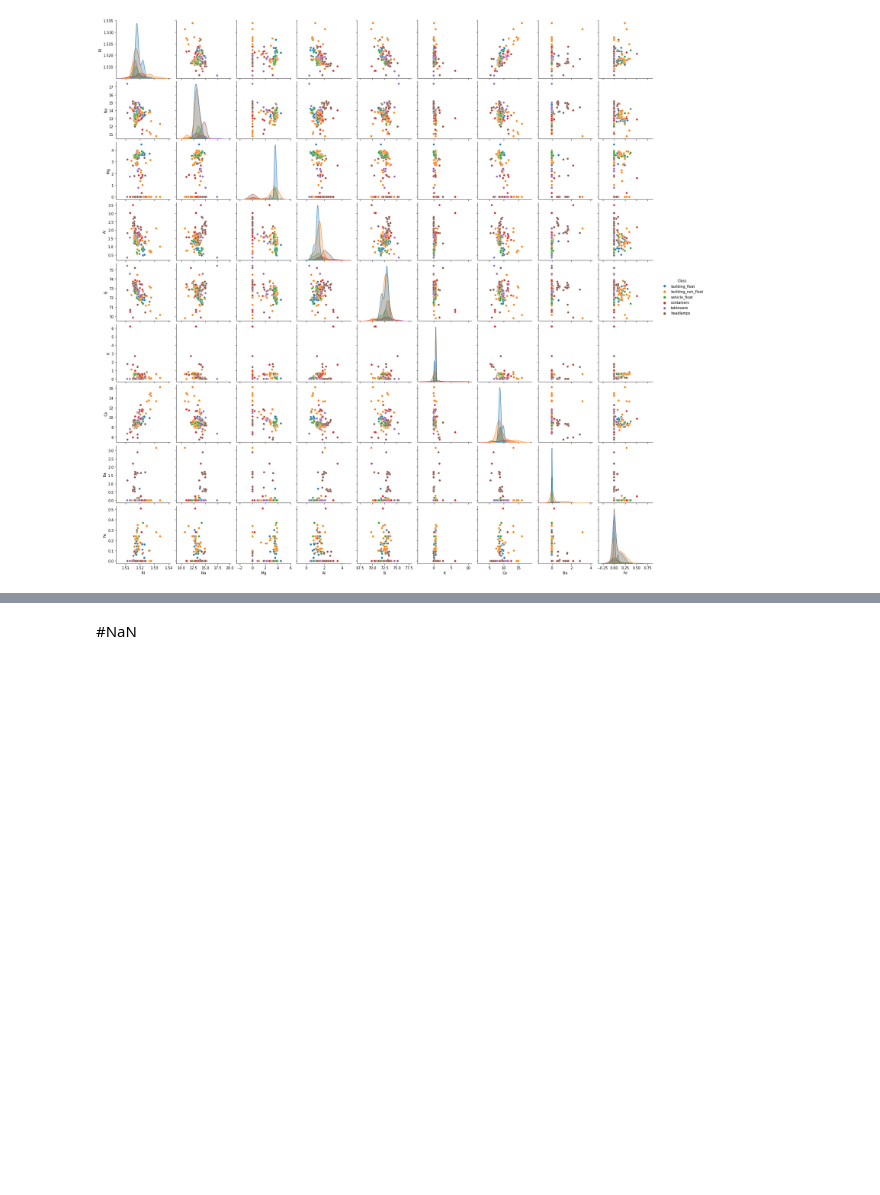
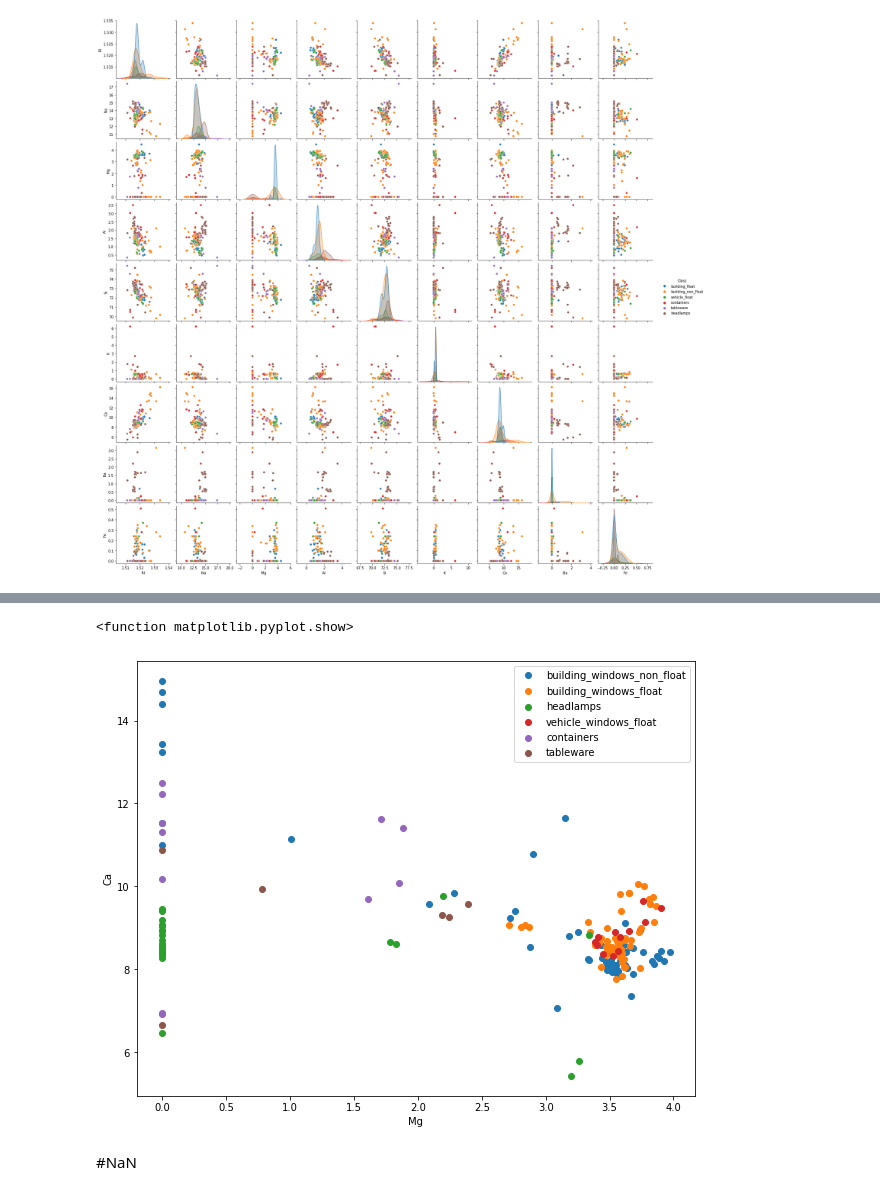
Before and after one commit to Hydixoo/PIS, a Jupyter notebook: PIS2.ipynb, the cells around one changed output, grey strips where cells are left out. Cells and saved outputs as stored; diff of their text form; code cells hidden in the pictures; blank space fills up the shorter version.

```diff
--- a/PIS2.ipynb
+++ b/PIS2.ipynb
@@ -401,3 +610,30 @@ plt.show()
+# %%
+#@title Задание 3
+#@markdown ---
+data_z1 = "Mg" #@param ["RI", "Na",	"Mg", "Al",	"Si", "K", "Ca", "Ba", "Fe"]
+data_z2 = "Ca" #@param ["RI", "Na",	"Mg", "Al",	"Si", "K", "Ca", "Ba", "Fe"]
+col1="RI"
+col2="Na"
+col3="Mg"
+col4="Al"
+col5="Si"
+col6="K"
+col7="Ca"
+col8="Ba"
+col9="Fe"
+
+fig, ax = plt.subplots(figsize=(10,8))
+
+for glassType in data['Class'].value_counts().index.values:
+  ax.scatter(data[data_z1][data['Class']==glassType],data[data_z2] [data['Class']==glassType],label=glassType)
+
+ax.set_xlabel(data_z1)
+ax.set_ylabel(data_z2)
+ax.legend()
+plt.show
+# %% [output]
+<function matplotlib.pyplot.show>
+[figure, added]
 # %% [markdown]
 #NaN
 # %%
```
Also changed, not shown: parts of 9 cells of this notebook.
